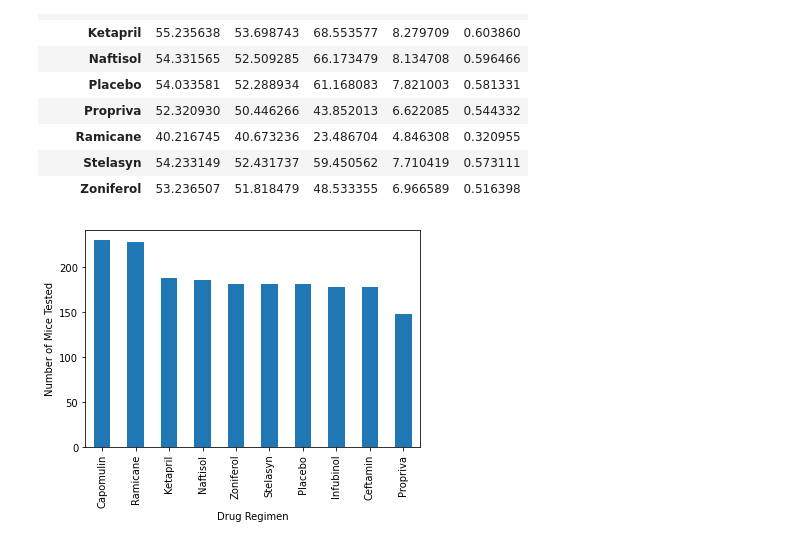
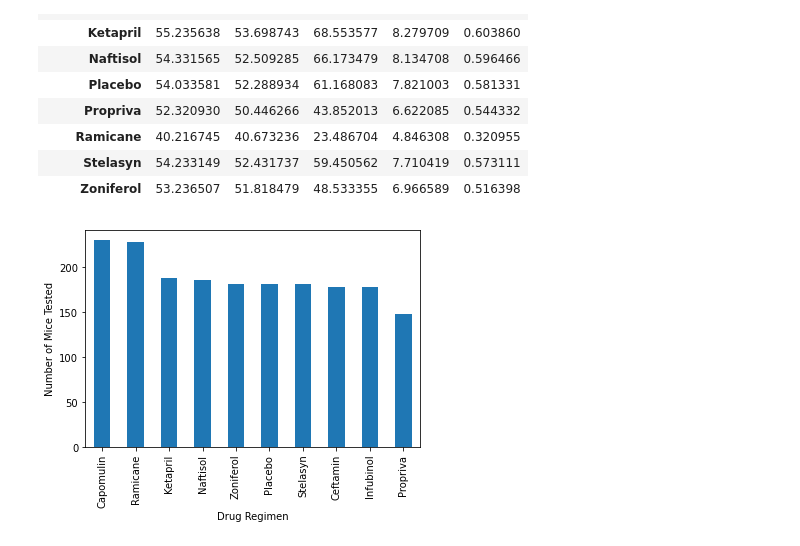
Before and after one commit to VinnyShankar/matplotlib-challenge, a Jupyter notebook: Pymaceuticals/Pymaceuticals.ipynb, the cells around one changed output. Drawn from its saved outputs; the diff is of its cells as text; code cells hidden in the pictures.

Commit message:
correctly sorted bar plots

```diff
--- a/Pymaceuticals/Pymaceuticals.ipynb
+++ b/Pymaceuticals/Pymaceuticals.ipynb
@@ -136,6 +136,7 @@ Tumor Volume (mm3)
 | Zoniferol | 53.236507 | 51.818479 | 48.533355 | 6.966589 | 0.516398 |
 # %%
 #Using Pandas, display a bar plot of total timepoints by drug regimen
-bar_pandas = regimens.count()["Timepoint"].sort_values(ascending=False).plot.bar().set_ylabel("Number of Mice Tested")
+bar_data = pd.DataFrame(regimens.count()["Timepoint"]).sort_values(["Timepoint","Drug Regimen"],ascending=[False,True])
+pandas_bar_plot = bar_data.plot.bar(legend=False).set_ylabel("Number of Mice Tested")
 # %% [output]
-[figure, old version]
+[figure, new version]
```
Also changed, not shown: parts of 1 cell of this notebook.
